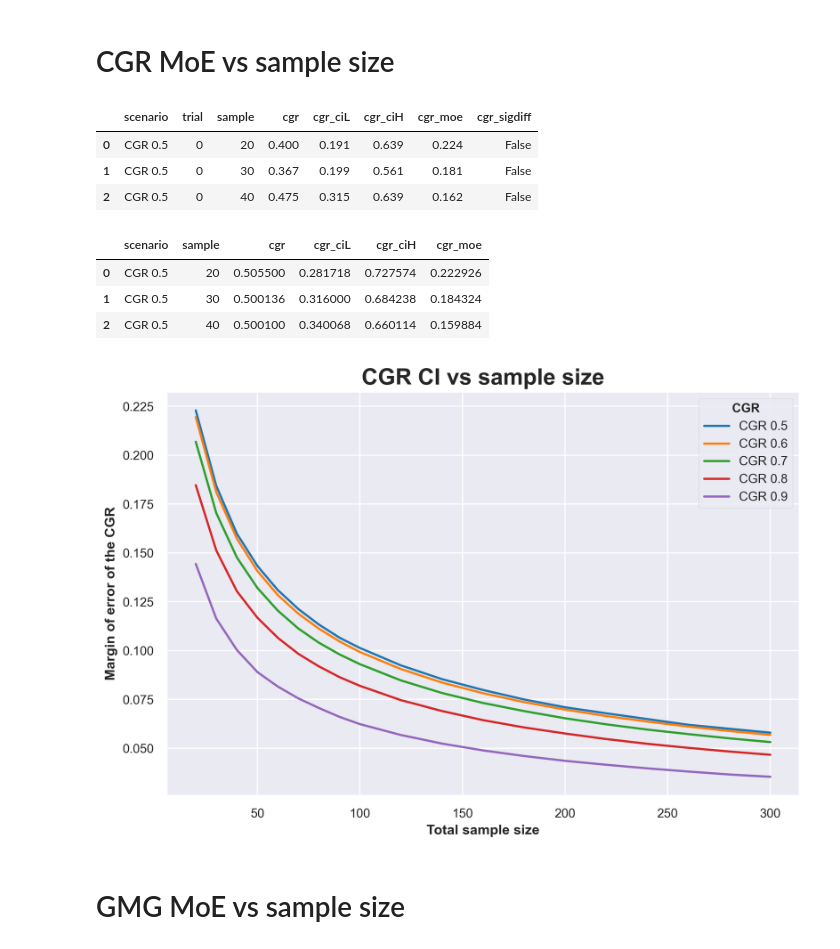
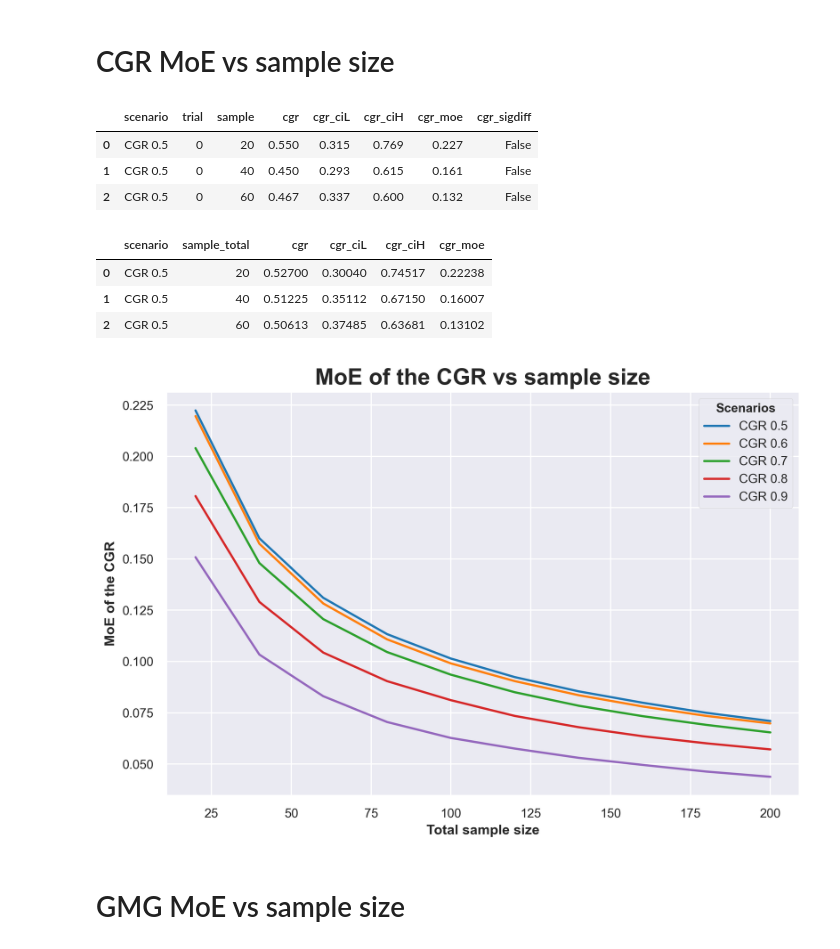
Before and after one commit to szb37/ADAPT-codebase, a Jupyter notebook: notebooks/moe_vs_samplesize.ipynb, the cells around one changed output. Cells and saved outputs as stored; diff of their text form; code cells hidden in the pictures.

Commit message:
moe_vs_samplesize notebook added

```diff
--- a/notebooks/moe_vs_samplesize.ipynb
+++ b/notebooks/moe_vs_samplesize.ipynb
@@ -3,18 +3,20 @@ import sys
 sys.path.append('C:\\Users\\szb37\\My Drive\\Projects\\ADAPT\\ADAPT codebase\\')
 import src.config as config
 import src.power as power
-from itertools import product
 import pandas as pd
 import numpy as np
+from itertools import product
+from scipy import stats
 import matplotlib.pyplot as plt
 import seaborn as sns
 
 plt.rcParams['figure.dpi'] = 300  # Set display DPI
 plt.style.use('seaborn-v0_8-notebook')  # notebook-optimized
 
-n_trials = 500
-sample = 300
-samples = np.arange(20, 110, 10).tolist() + np.arange(120, 320, 20).tolist()
+n_trials=100
+samples_perarm = np.arange(10, 110, 10).tolist()
+samples_total = [2*armsample for armsample in samples_perarm]
+max_sample = max(samples_total)
 # %% [markdown]
 # CGR MoE vs sample size
 # %%
@@ -26,7 +28,7 @@ for cgr in np.arange(0.5, 1, 0.1):
         power.DataGeneration.get_df_patientsData(
             scenario = f'CGR {cgr}',
             n_trials = n_trials,
-            sample = sample,
+            sample = max_sample,
             params = [{
                 'type': 'binaryguess',
                 'arm_params':{
@@ -39,14 +41,14 @@ df_patientsData = df_patientsData.rename(columns={'value': 'cgr',})
 # Calculate CIs
 df_CIs = power.Stats.get_df_cgrCIs_vector(
     df_patientsData = df_patientsData,
-    samples = samples,)
+    samples = samples_total,)
 df_CIs = power.Stats.add_sigdiff(df_CIs)
 df_CIs.head(3)
 # %% [output]
 |  | scenario | trial | sample | cgr | cgr_ciL | cgr_ciH | cgr_moe | cgr_sigdiff |
-| 0 | CGR 0.5 | 0 | 20 | 0.400 | 0.191 | 0.639 | 0.224 | False |
-| 1 | CGR 0.5 | 0 | 30 | 0.367 | 0.199 | 0.561 | 0.181 | False |
-| 2 | CGR 0.5 | 0 | 40 | 0.475 | 0.315 | 0.639 | 0.162 | False |
+| 0 | CGR 0.5 | 0 | 20 | 0.550 | 0.315 | 0.769 | 0.227 | False |
+| 1 | CGR 0.5 | 0 | 40 | 0.450 | 0.293 | 0.615 | 0.161 | False |
+| 2 | CGR 0.5 | 0 | 60 | 0.467 | 0.337 | 0.600 | 0.132 | False |
 # %%
 ### Calculate avg across trials
 rows = []
@@ -61,7 +63,7 @@ for scenario, sample in product(scenarios, samples):
 
     rows.append({
         'scenario': scenario,
-        'sample': sample,
+        'sample_total': sample,
         'cgr': df_tmp.cgr.mean(),
         'cgr_ciL': df_tmp.cgr_ciL.mean(),
         'cgr_ciH': df_tmp.cgr_ciH.mean(),
@@ -70,31 +72,31 @@ for scenario, sample in product(scenarios, samples):
 df_mean_CIs = pd.DataFrame(rows)
 df_mean_CIs.head(3)
 # %% [output]
-|  | scenario | sample | cgr | cgr_ciL | cgr_ciH | cgr_moe |
-| 0 | CGR 0.5 | 20 | 0.505500 | 0.281718 | 0.727574 | 0.222926 |
-| 1 | CGR 0.5 | 30 | 0.500136 | 0.316000 | 0.684238 | 0.184324 |
-| 2 | CGR 0.5 | 40 | 0.500100 | 0.340068 | 0.660114 | 0.159884 |
+|  | scenario | sample_total | cgr | cgr_ciL | cgr_ciH | cgr_moe |
+| 0 | CGR 0.5 | 20 | 0.52700 | 0.30040 | 0.74517 | 0.22238 |
+| 1 | CGR 0.5 | 40 | 0.51225 | 0.35112 | 0.67150 | 0.16007 |
+| 2 | CGR 0.5 | 60 | 0.50613 | 0.37485 | 0.63681 | 0.13102 |
 # %%
 ### Plot results
 fig, ax = plt.subplots()
 sns.lineplot(
     data = df_mean_CIs,
-    x = 'sample',
+    x = 'sample_total',
     y = 'cgr_moe',
     hue = 'scenario',
 )
 
-plt.title('CGR CI vs sample size',  fontweight='bold', fontsize=18)
+plt.title('MoE of the CGR vs sample size',  fontweight='bold', fontsize=18)
 ax.set_xlabel('Total sample size', fontweight='bold')
-ax.set_ylabel('Margin of error of the CGR', fontweight='bold')
+ax.set_ylabel('MoE of the CGR', fontweight='bold')
 ax.tick_params(axis='both')
 plt.tight_layout()
 plt.legend(
-    title='CGR',
+    title='Scenarios',
     title_fontproperties = {'weight': 'bold'},)
-power.Helpers.save_fig(fig, 'cgrCI_vs_sample')
+power.Helpers.save_fig(fig, 'cgrMoE_vs_sample')
 plt.show()
 # %% [output]
-[figure, old version]
+[figure, new version]
 # %% [markdown]
 # GMG MoE vs sample size
```
Also changed, not shown: parts of 4 cells of this notebook, 8 other files.
